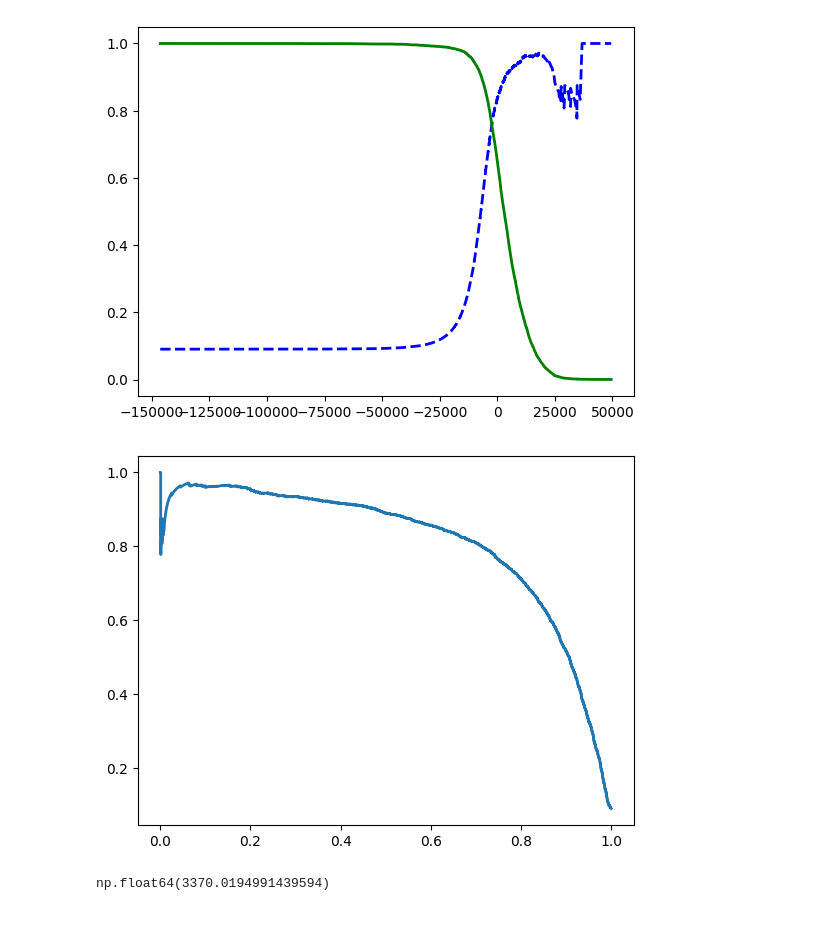
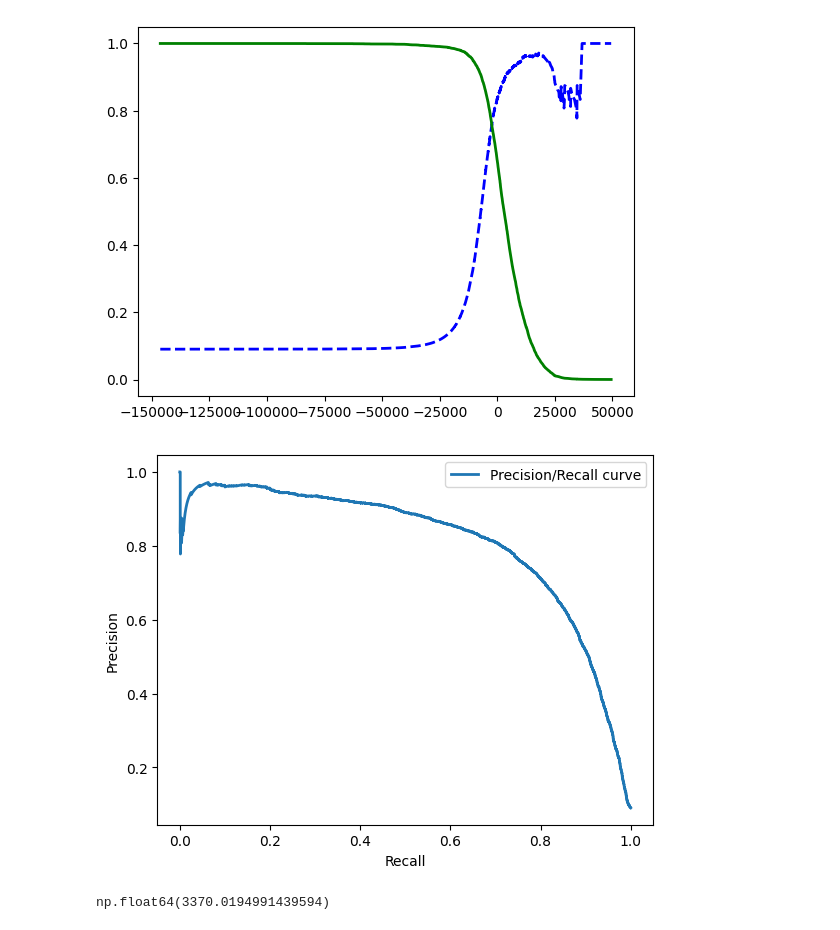
Before and after one commit to seshouan/Hands_on_ML, a Jupyter notebook: classification.ipynb, the cells around one changed output. Cells and saved outputs as stored; diff of their text form; code cells hidden in the pictures.

```diff
--- a/classification.ipynb
+++ b/classification.ipynb
@@ -140,9 +140,12 @@ plt.show()
 # %%
 # plot precision against recall
 plt.plot(recalls, precisions, linewidth=2, label='Precision/Recall curve')
+plt.xlabel('Recall')
+plt.ylabel('Precision')
+plt.legend()
 plt.show()
 # %% [output]
-[figure, old version]
+[figure, new version]
 # %%
 # find the optimal threshold for the desired precision
 idx_for_90_precision = (precisions >= 0.9).argmax()
```
Also changed, not shown: parts of 5 cells of this notebook.
